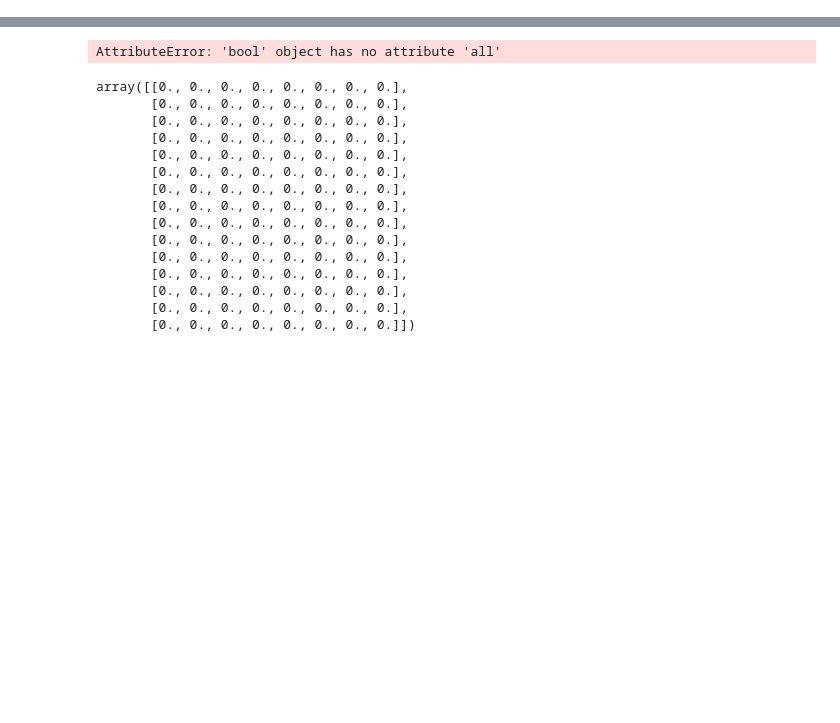
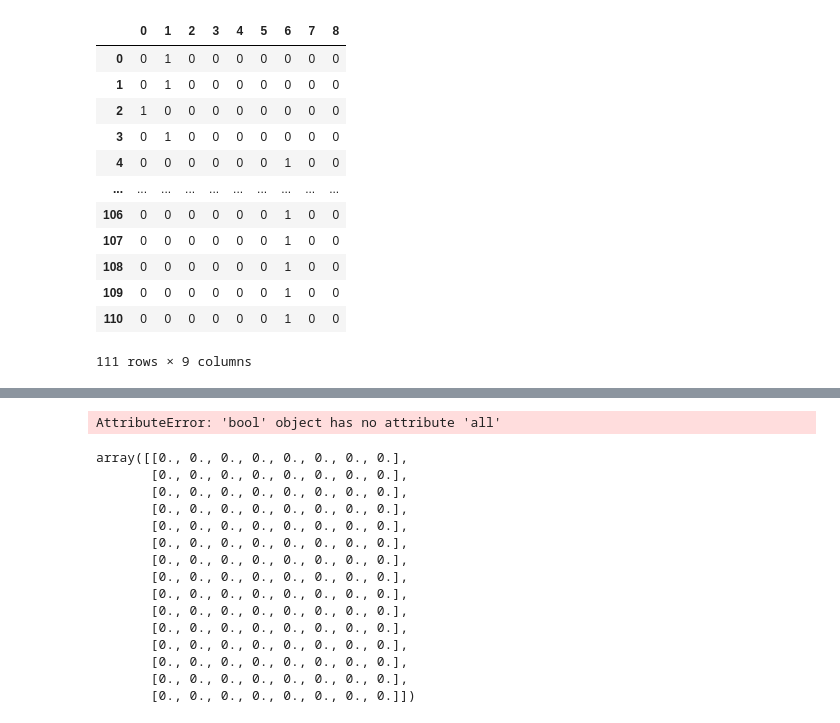
Before and after one commit to cid2rrrr/LSTM_Drummer, a Jupyter notebook: extract_16note_event_again.ipynb, the cells around one changed output, grey strips where cells are left out. Drawn from its saved outputs; the diff is of its cells as text; code cells hidden in the pictures; blank space fills up the shorter version.

```diff
--- a/extract_16note_event_again.ipynb
+++ b/extract_16note_event_again.ipynb
@@ -164,0 +329,16 @@ for midi in midi_list:
+# %%
+pd.read_csv('./0130/0.csv.gzip',compression='gzip')
+# %% [output]
+|  | 0 | 1 | 2 | 3 | 4 | 5 | 6 | 7 | 8 |
+| 0 | 0 | 1 | 0 | 0 | 0 | 0 | 0 | 0 | 0 |
+| 1 | 0 | 1 | 0 | 0 | 0 | 0 | 0 | 0 | 0 |
+| 2 | 1 | 0 | 0 | 0 | 0 | 0 | 0 | 0 | 0 |
+| 3 | 0 | 1 | 0 | 0 | 0 | 0 | 0 | 0 | 0 |
+| 4 | 0 | 0 | 0 | 0 | 0 | 0 | 1 | 0 | 0 |
+| ... | ... | ... | ... | ... | ... | ... | ... | ... | ... |
+| 106 | 0 | 0 | 0 | 0 | 0 | 0 | 1 | 0 | 0 |
+| 107 | 0 | 0 | 0 | 0 | 0 | 0 | 1 | 0 | 0 |
+| 108 | 0 | 0 | 0 | 0 | 0 | 0 | 1 | 0 | 0 |
+| 109 | 0 | 0 | 0 | 0 | 0 | 0 | 1 | 0 | 0 |
+| 110 | 0 | 0 | 0 | 0 | 0 | 0 | 1 | 0 | 0 |
+111 rows × 9 columns
```
Also changed, not shown: parts of 21 cells of this notebook, 1 other file.
